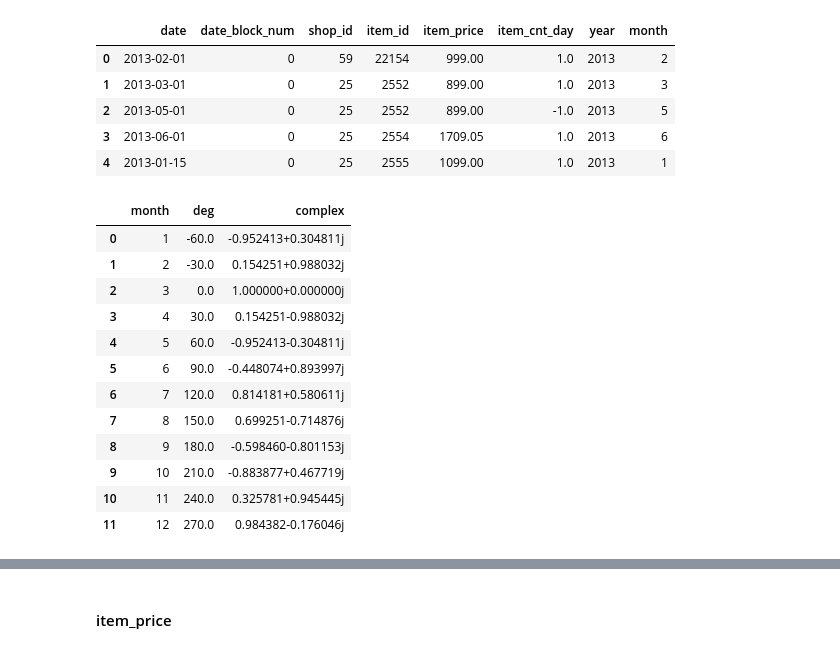
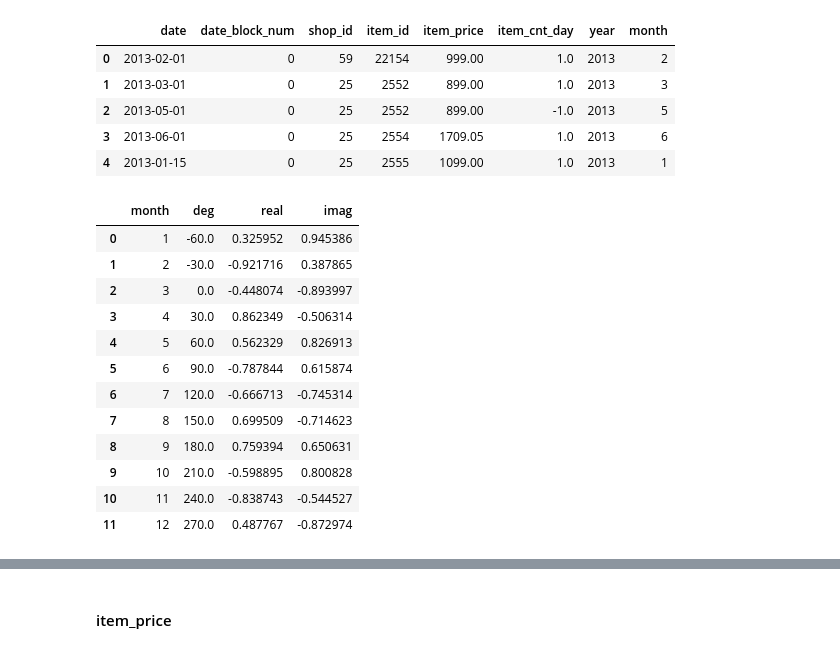
Before and after one commit to Laplusdestiny/-kaggle-Predict-Future-Sales, a Jupyter notebook: Predict-Future-Sales-01.ipynb, the cells around one changed output, grey strips where cells are left out. Drawn from its saved outputs; the diff is of its cells as text; code cells hidden in the pictures.

```diff
--- a/Predict-Future-Sales-01.ipynb
+++ b/Predict-Future-Sales-01.ipynb
@@ -355,22 +358,31 @@ train.head()
 | 2 | 2013-05-01 | 0 | 25 | 2552 | 899.00 | -1.0 | 2013 | 5 |
 | 3 | 2013-06-01 | 0 | 25 | 2554 | 1709.05 | 1.0 | 2013 | 6 |
 | 4 | 2013-01-15 | 0 | 25 | 2555 | 1099.00 | 1.0 | 2013 | 1 |
+# %%
+def month2real(month):
+    deg = (360/12) * (month-3)
+    return math.cos(deg)
+
+def month2imag(month):
+    deg = (360/12) * (month-3)
+    return math.sin(deg)
 # %%
 deg = pd.DataFrame([range(1, 13)], index=["month"]).T
 deg["deg"] = deg["month"].apply(lambda x: (360/12)*(x-3))
-deg["complex"] = deg["deg"].apply(lambda x: complex(math.cos(x), (math.sin(x))))
+deg["real"] = deg["deg"].apply(month2real)
+deg["imag"] = deg["deg"].apply(month2imag)
 deg
 # %% [output]
-|  | month | deg | complex |
-| 0 | 1 | -60.0 | -0.952413+0.304811j |
-| 1 | 2 | -30.0 | 0.154251+0.988032j |
-| 2 | 3 | 0.0 | 1.000000+0.000000j |
-| 3 | 4 | 30.0 | 0.154251-0.988032j |
-| 4 | 5 | 60.0 | -0.952413-0.304811j |
-| 5 | 6 | 90.0 | -0.448074+0.893997j |
-| 6 | 7 | 120.0 | 0.814181+0.580611j |
-| 7 | 8 | 150.0 | 0.699251-0.714876j |
-| 8 | 9 | 180.0 | -0.598460-0.801153j |
-| 9 | 10 | 210.0 | -0.883877+0.467719j |
-| 10 | 11 | 240.0 | 0.325781+0.945445j |
-| 11 | 12 | 270.0 | 0.984382-0.176046j |
+|  | month | deg | real | imag |
+| 0 | 1 | -60.0 | 0.325952 | 0.945386 |
+| 1 | 2 | -30.0 | -0.921716 | 0.387865 |
+| 2 | 3 | 0.0 | -0.448074 | -0.893997 |
+| 3 | 4 | 30.0 | 0.862349 | -0.506314 |
+| 4 | 5 | 60.0 | 0.562329 | 0.826913 |
+| 5 | 6 | 90.0 | -0.787844 | 0.615874 |
+| 6 | 7 | 120.0 | -0.666713 | -0.745314 |
+| 7 | 8 | 150.0 | 0.699509 | -0.714623 |
+| 8 | 9 | 180.0 | 0.759394 | 0.650631 |
+| 9 | 10 | 210.0 | -0.598895 | 0.800828 |
+| 10 | 11 | 240.0 | -0.838743 | -0.544527 |
+| 11 | 12 | 270.0 | 0.487767 | -0.872974 |
```
Also changed, not shown: parts of 16 cells of this notebook, 3 other files.
